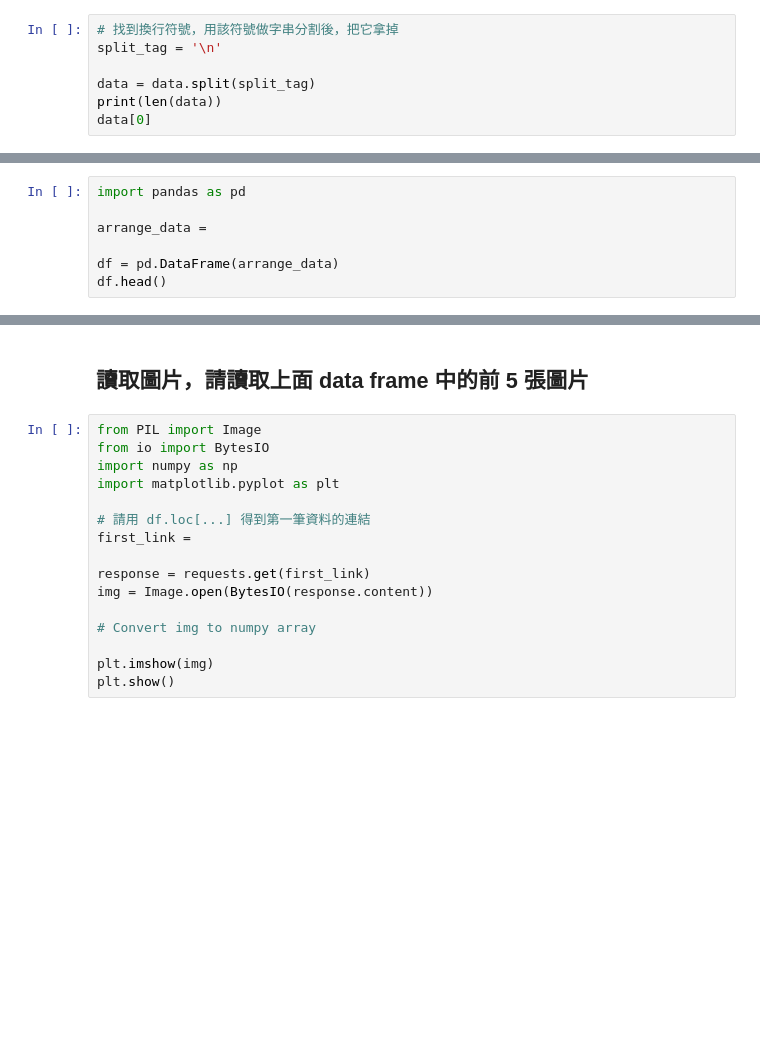
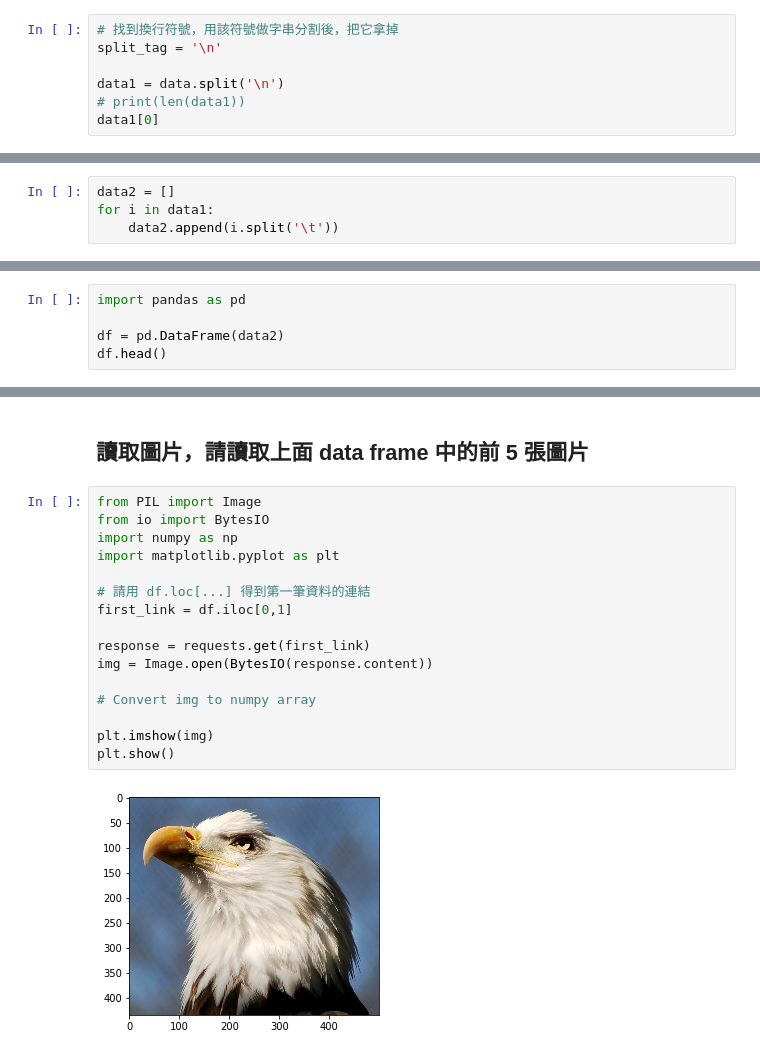
Before and after one commit to jennnnifer/100Day-ML-Marathon, a Jupyter notebook: Day5/Day_005-2_HW.ipynb, the cells around one changed output, grey strips where cells are left out. Cells and saved outputs as stored; diff of their text form; blank space fills up the shorter version.

```diff
--- a/Day5/Day_005-2_HW.ipynb
+++ b/Day5/Day_005-2_HW.ipynb
@@ -36,7 +36,7 @@ data[0]
 # 找到換行符號，用該符號做字串分割後，把它拿掉
 split_tag = '\n'
 
-data = data.split(split_tag)
-print(len(data))
-data[0]
+data1 = data.split('\n')
+# print(len(data1))
+data1[0]
 # %% [output]
@@ -66,0 +46,4 @@ data
+# %%
+data2 = []
+for i in data1:
+    data2.append(i.split('\t'))
@@ -67,8 +72,6 @@ data
 # %%
 import pandas as pd
 
-arrange_data =
-
-df = pd.DataFrame(arrange_data)
+df = pd.DataFrame(data2)
 df.head()
 # %% [output]
@@ -78,19 +86,21 @@ NameError: name 'arrange_data' is not defined
 # %%
 from PIL import Image
 from io import BytesIO
 import numpy as np
 import matplotlib.pyplot as plt
 
 # 請用 df.loc[...] 得到第一筆資料的連結
-first_link =
+first_link = df.iloc[0,1]
 
 response = requests.get(first_link)
 img = Image.open(BytesIO(response.content))
 
 # Convert img to numpy array
 
 plt.imshow(img)
 plt.show()
+# %% [output]
+[figure, added]
 # %%
 def img2arr_fromURLs(url_list, resize = False):
     """
```
Also changed, not shown: parts of 8 cells of this notebook.
